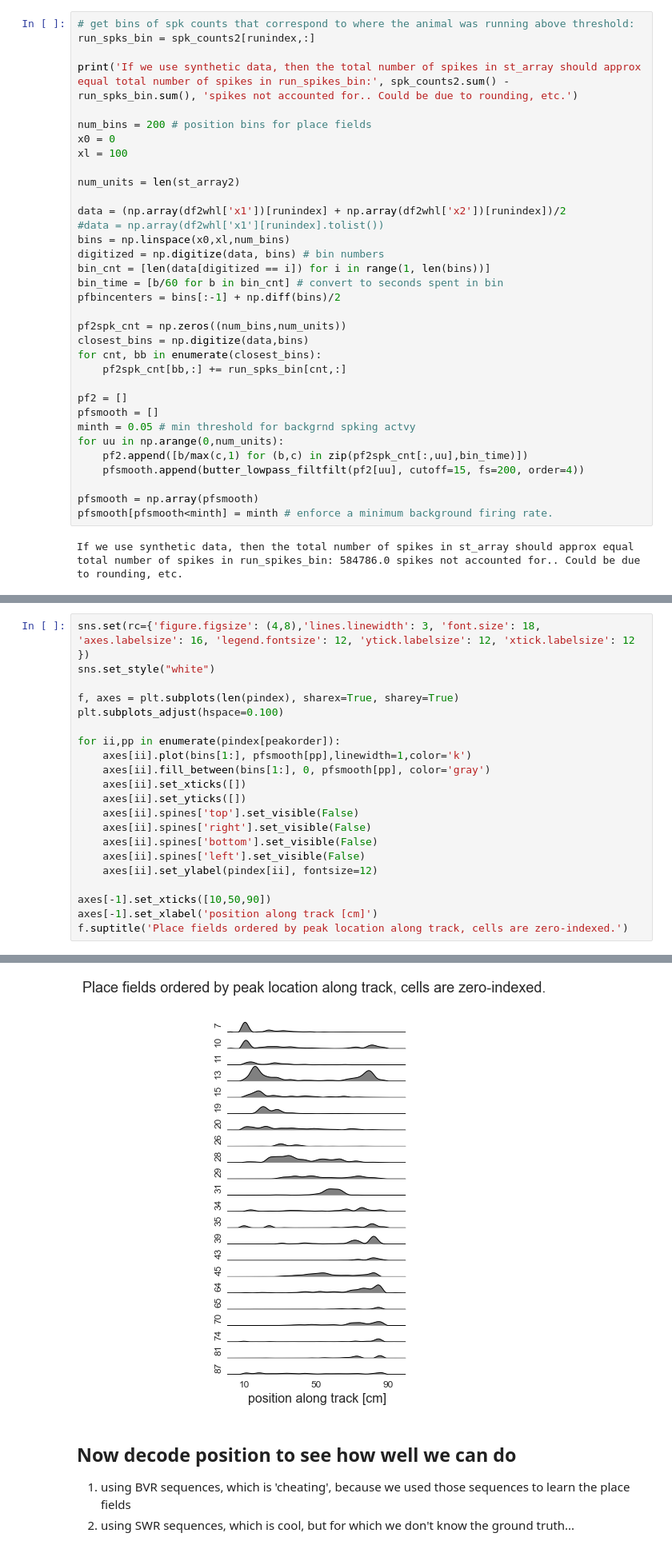
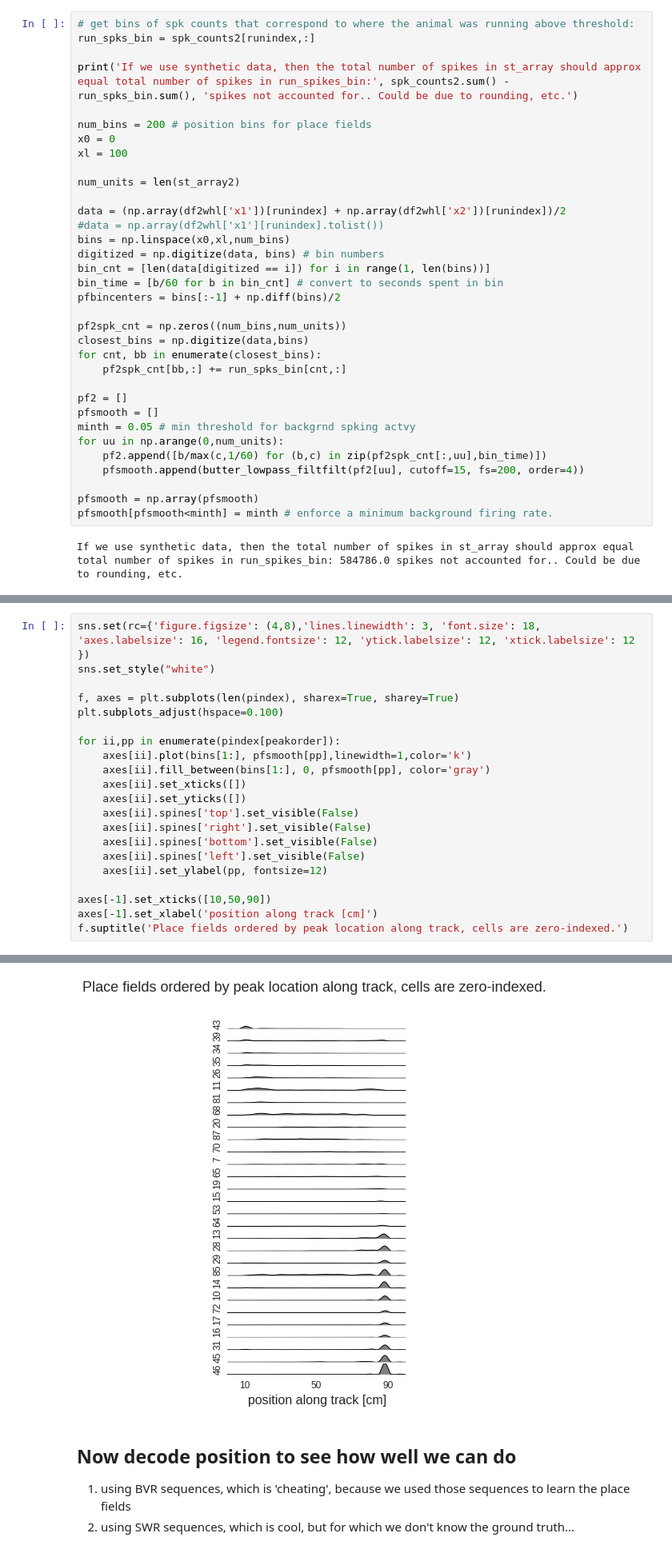
Before and after one commit to eackermann/hc-3, a Jupyter notebook: [2] place field visualization-synthetic.ipynb, the cells around one changed output, grey strips where cells are left out. Shown at 80% size. Drawn from its saved outputs; the diff is of its cells as text.

```diff
--- a/[2] place field visualization-synthetic.ipynb
+++ b/[2] place field visualization-synthetic.ipynb
@@ -344,7 +339,7 @@ pf2 = []
 pfsmooth = []
 minth = 0.05 # min threshold for backgrnd spking actvy
 for uu in np.arange(0,num_units):
-    pf2.append([b/max(c,1) for (b,c) in zip(pf2spk_cnt[:,uu],bin_time)])
+    pf2.append([b/max(c,1/60) for (b,c) in zip(pf2spk_cnt[:,uu],bin_time)])
     pfsmooth.append(butter_lowpass_filtfilt(pf2[uu], cutoff=15, fs=200, order=4))
 
 pfsmooth = np.array(pfsmooth)
@@ -408,27 +404,27 @@ ax3.set_title('Place fields of place cells')
 # %%
 sns.set(rc={'figure.figsize': (4,8),'lines.linewidth': 3, 'font.size': 18, 'axes.labelsize': 16, 'legend.fontsize': 12, 'ytick.labelsize': 12, 'xtick.labelsize': 12 })
 sns.set_style("white")
 
 f, axes = plt.subplots(len(pindex), sharex=True, sharey=True)
 plt.subplots_adjust(hspace=0.100)
 
 for ii,pp in enumerate(pindex[peakorder]):
     axes[ii].plot(bins[1:], pfsmooth[pp],linewidth=1,color='k')
     axes[ii].fill_between(bins[1:], 0, pfsmooth[pp], color='gray')
     axes[ii].set_xticks([])
     axes[ii].set_yticks([])
     axes[ii].spines['top'].set_visible(False)
     axes[ii].spines['right'].set_visible(False)
     axes[ii].spines['bottom'].set_visible(False)
     axes[ii].spines['left'].set_visible(False)
-    axes[ii].set_ylabel(pindex[ii], fontsize=12)
+    axes[ii].set_ylabel(pp, fontsize=12)
 
 axes[-1].set_xticks([10,50,90])
 axes[-1].set_xlabel('position along track [cm]')
 f.suptitle('Place fields ordered by peak location along track, cells are zero-indexed.')
 # %% [output]
 <matplotlib.text.Text at 0x...>
-[figure, old version]
+[figure, new version]
 # %% [markdown]
 ## Now decode position to see how well we can do
 1. using BVR sequences, which is 'cheating', because we used those sequences to learn the place fields
```
Also changed, not shown: parts of 39 cells of this notebook.
